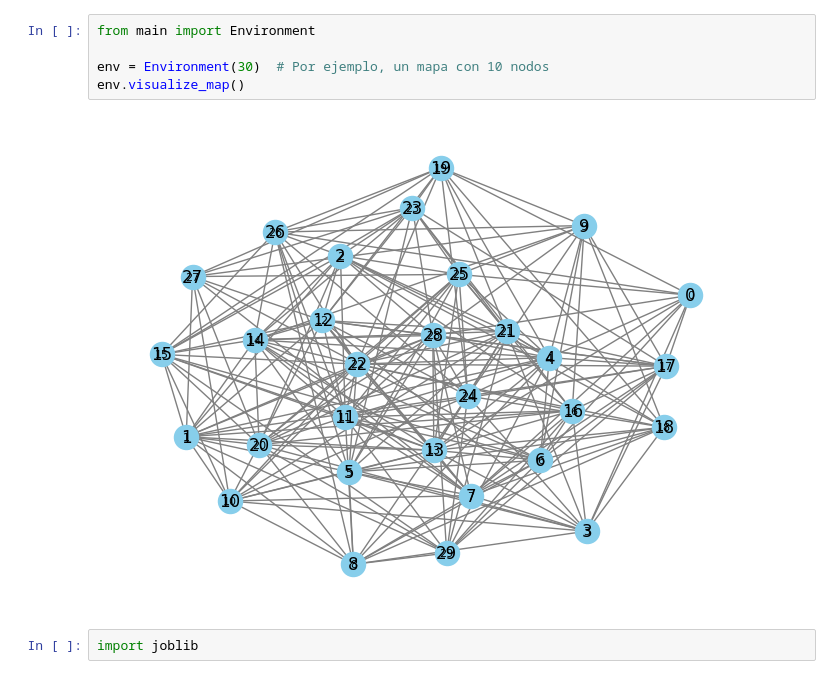
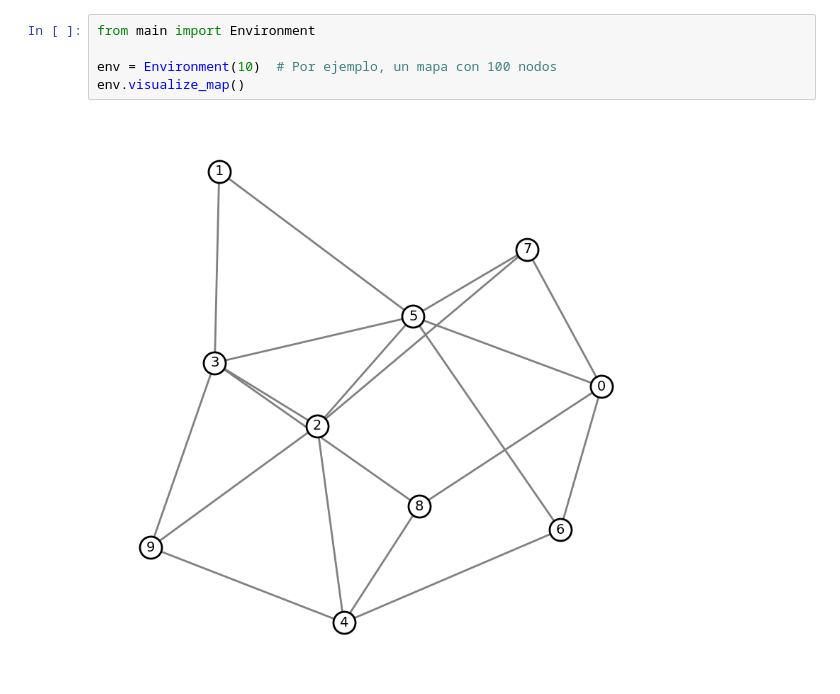
Before and after one commit to abelgarza/dissuadere, a Jupyter notebook: test.ipynb, the cells around one changed output. Drawn from its saved outputs; the diff is of its cells as text.

```diff
--- a/test.ipynb
+++ b/test.ipynb
@@ -1,9 +1,7 @@
 # %%
 from main import Environment
 
-env = Environment(30)  # Por ejemplo, un mapa con 10 nodos
+env = Environment(10)  # Por ejemplo, un mapa con 100 nodos
 env.visualize_map()
 # %% [output]
-[figure, old version]
+[figure, new version]
-# %%
-import joblib
```
Also changed, not shown: 1 other file.
